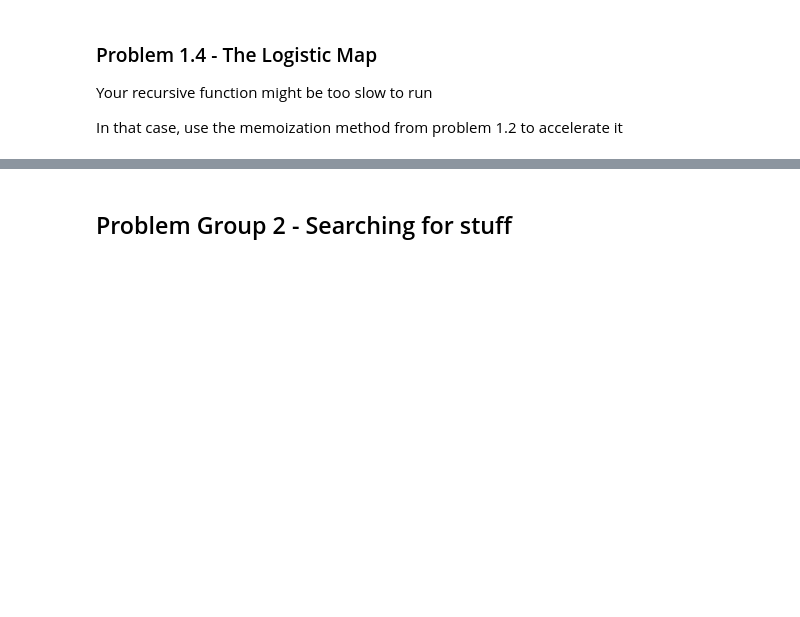
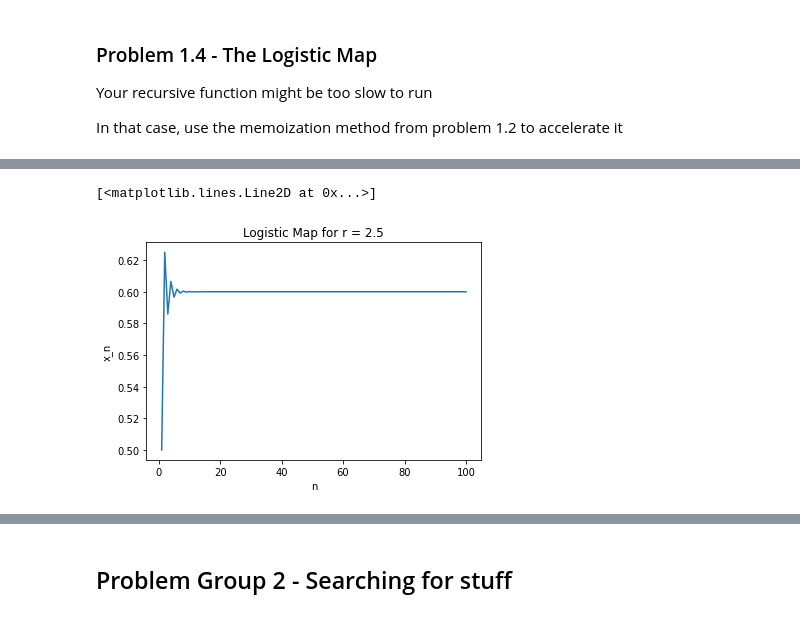
Before and after one commit to CzJLee/Physics-180N, a Jupyter notebook: Problem Set/python-problem-set-answer.ipynb, the cells around one changed output, grey strips where cells are left out. Drawn from its saved outputs; the diff is of its cells as text; code cells hidden in the pictures; blank space fills up the shorter version.

```diff
--- a/Problem Set/python-problem-set-answer.ipynb
+++ b/Problem Set/python-problem-set-answer.ipynb
@@ -81,0 +313,15 @@ In that case, use the memoization method from problem 1.2 to accelerate it
+# %%
+r = 2.5
+# With r between 2 and 3, the population will also eventually approach the same value
+# (r - 1) / r, but first will fluctuate around that value for some time.
+n_val = list(range(1,101))
+x_n_val = list(ps.logistic_gen(100, r, 0.5))
+
+plt.xlabel('n')
+plt.ylabel('x_n')
+plt.title('Logistic Map for r = 2.5')
+
+plt.plot(n_val, x_n_val)
+# %% [output]
+[<matplotlib.lines.Line2D at 0x...>]
+[figure, added]
```
Also changed, not shown: parts of 40 cells of this notebook, 1 other file.
